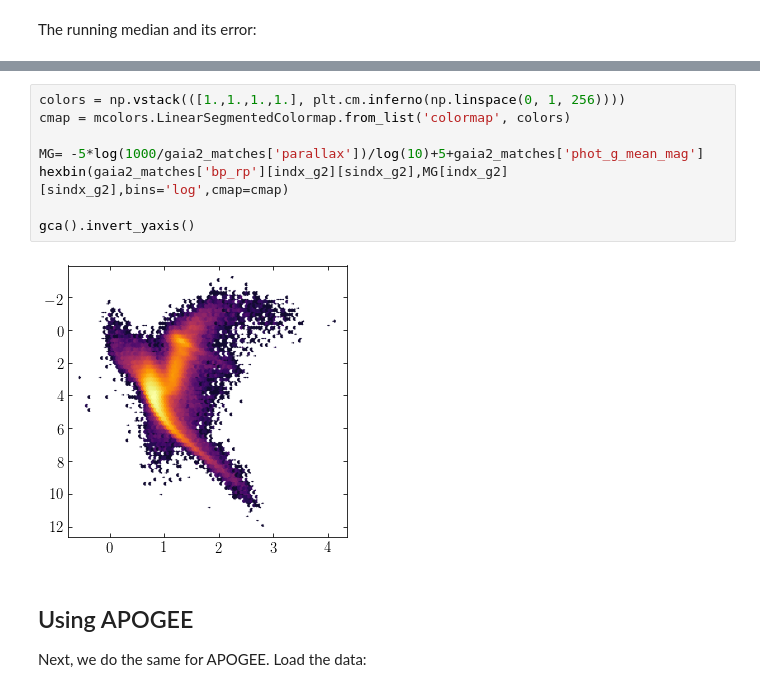
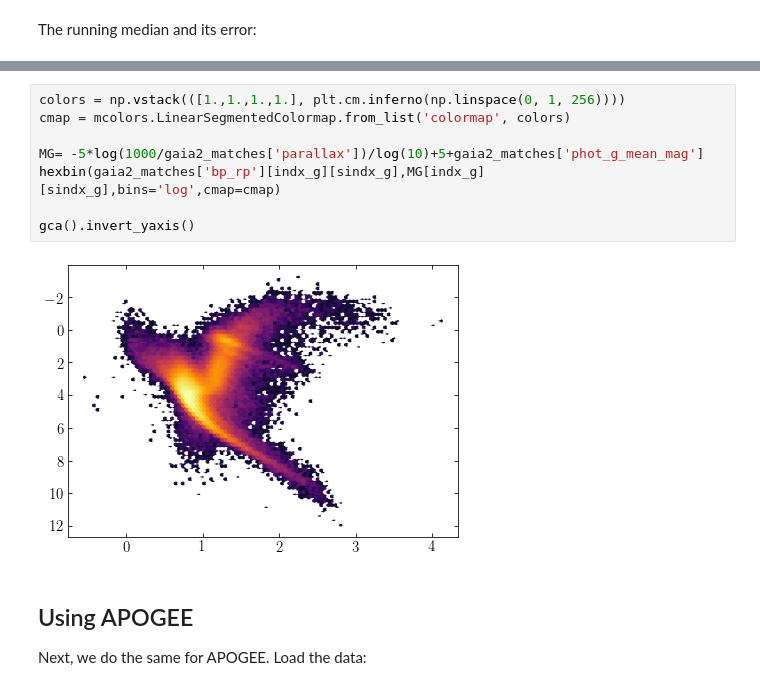
Before and after one commit to morganb-phys/VWaves-GaiaDR2, a Jupyter notebook: py/VerticalVelocities.ipynb, the cells around one changed output, grey strips where cells are left out. Drawn from its saved outputs; the diff is of its cells as text.

```diff
--- a/py/VerticalVelocities.ipynb
+++ b/py/VerticalVelocities.ipynb
@@ -91,13 +87,13 @@ errorbar(XYZ_g[indx_g,2][sindx_g][::showskip_g],numpy.array(running_median_galah
 # %%
 colors = np.vstack(([1.,1.,1.,1.], plt.cm.inferno(np.linspace(0, 1, 256))))
 cmap = mcolors.LinearSegmentedColormap.from_list('colormap', colors)
 
 MG= -5*log(1000/gaia2_matches['parallax'])/log(10)+5+gaia2_matches['phot_g_mean_mag']
-hexbin(gaia2_matches['bp_rp'][indx_g2][sindx_g2],MG[indx_g2][sindx_g2],bins='log',cmap=cmap)
+hexbin(gaia2_matches['bp_rp'][indx_g][sindx_g],MG[indx_g][sindx_g],bins='log',cmap=cmap)
 
 gca().invert_yaxis()
 # %% [output]
-[figure, old version]
+[figure, new version]
 # %% [markdown]
 ## Using APOGEE
 
```
Also changed, not shown: parts of 23 cells of this notebook, 2 other files.
